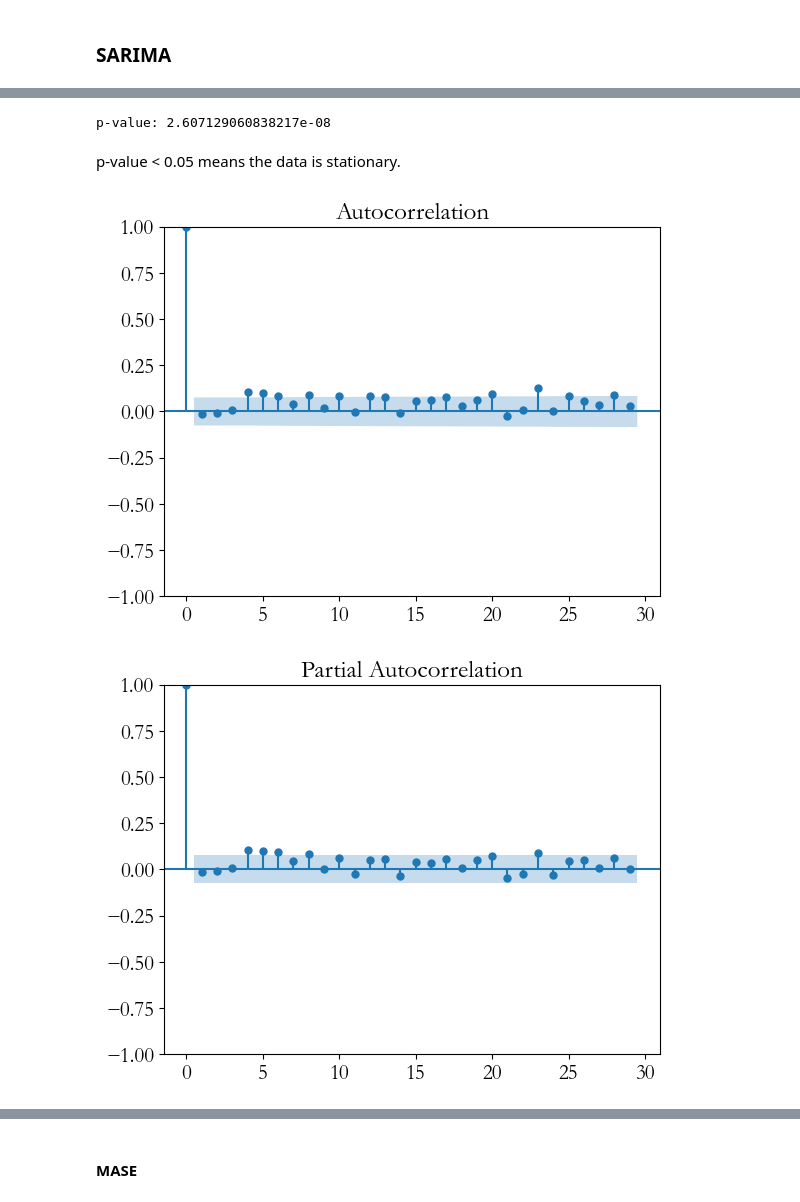
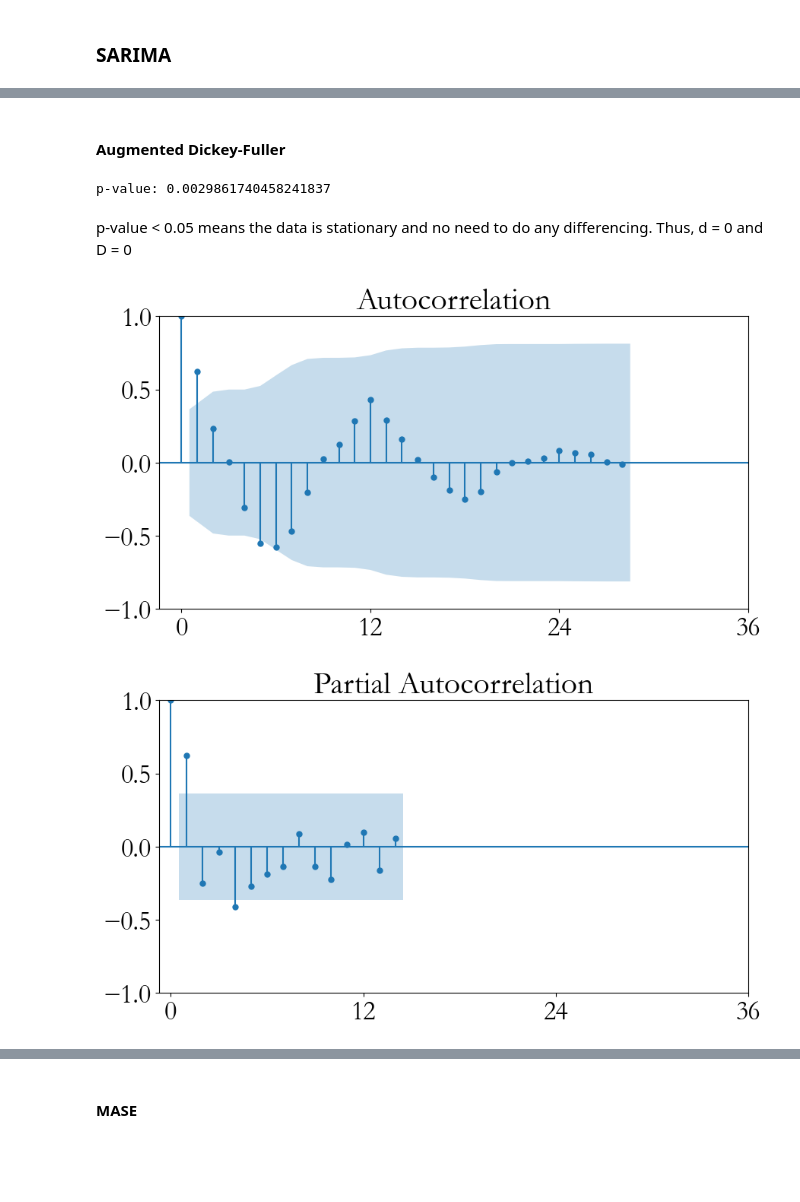
Before and after one commit to dnshwng98/fmcg_intelligent_tools, a Jupyter notebook: src/fmcg_intelligent_tools/Main.ipynb, the cells around one changed output, grey strips where cells are left out. Drawn from its saved outputs; the diff is of its cells as text; code cells hidden in the pictures; blank space fills up the shorter version.

```diff
--- a/src/fmcg_intelligent_tools/Untitled.ipynb
+++ b/src/fmcg_intelligent_tools/Main.ipynb
@@ -815,19 +811,20 @@ sb_naive_data_test["sb_naive_prediction"] = sb_naive_data_train[(sb_naive_data_t
 # %%
-fig, ax = plt.subplots(figsize=(15, 5))
-ax.plot(sb_naive_data_train.loc[sb_naive_data_train["date"] >= "2023-06-01"]["date"], sb_naive_data_train.loc[sb_naive_data_train["date"] >= "2023-06-01"]["units_sold"], linewidth=0.5, label="Train")
-ax.plot(sb_naive_data_test["date"], sb_naive_data_test["units_sold"], linewidth=0.5, label="Test")
-ax.plot(sb_naive_data_test["date"], sb_naive_data_test["sb_naive_prediction"], linewidth=0.5, label="Predicted")
-ax.plot(fmcg_dataset.loc[(fmcg_dataset["date"] >= "2023-06-01") & (fmcg_dataset["region"] == "PL-North") & (fmcg_dataset["sku"] == "YO-009") &  (fmcg_dataset["channel"] == "Retail") & (fmcg_dataset["stock_available"] == 0)]["date"],
-        fmcg_dataset.loc[(fmcg_dataset["date"] >= "2023-06-01") & (fmcg_dataset["region"] == "PL-North") & (fmcg_dataset["sku"] == "YO-009") &  (fmcg_dataset["channel"] == "Retail") & (fmcg_dataset["stock_available"] == 0)]["units_sold"], ".", markersize=4.0, label="Stockout")
+fig, ax = plt.subplots(figsize=(25, 10))
+# ax.plot(sb_naive_data_train.loc[sb_naive_data_train["date"] >= "2023-06-01"]["date"], sb_naive_data_train.loc[sb_naive_data_train["date"] >= "2023-06-01"]["units_sold"], linewidth=0.5, label="Train")
+ax.plot(sb_naive_data_test["date"], sb_naive_data_test["units_sold"], linewidth=0.6, label="Actual")
+ax.plot(sb_naive_data_test["date"], sb_naive_data_test["sb_naive_prediction"], linewidth=0.6, label="Prediction")
+ax.plot(fmcg_dataset.loc[(fmcg_dataset["date"] >= "2024-06-01") & (fmcg_dataset["region"] == "PL-North") & (fmcg_dataset["sku"] == "YO-009") &  (fmcg_dataset["channel"] == "Retail") & (fmcg_dataset["stock_available"] == 0)]["date"],
+        fmcg_dataset.loc[(fmcg_dataset["date"] >= "2024-06-01") & (fmcg_dataset["region"] == "PL-North") & (fmcg_dataset["sku"] == "YO-009") &  (fmcg_dataset["channel"] == "Retail") & (fmcg_dataset["stock_available"] == 0)]["units_sold"], "r.", markersize=9.0, label="Stockout")
 
 ax.xaxis.set_major_locator(mdates.MonthLocator(bymonthday=1))
-ax.set_xlabel("date", fontname="garamond", fontsize=15)
-ax.set_ylabel("units_sold", fontname="garamond", fontsize=15)
-ax.legend()
+ax.set_xlabel("Date")
+ax.set_ylabel("Units Sold")
+ax.legend(loc="upper left")
 ax.grid()
 plt.rcParams['font.family'] = 'garamond'
-plt.rcParams['font.size'] = 15
+plt.rcParams['font.size'] = 25
 plt.tight_layout()
 plt.xticks(rotation=30)
 plt.show()
+fig.savefig("season_block_naive_forecast.png")
 # %% [output]
@@ -867,0 +862,8 @@ sarima_data_test = sarima_data[sarima_data["date"] >= "2024-06-01"].copy()
+# %%
+sarima_data_monthly = sarima_data.groupby(by=["year", "month"], as_index=False)["units_sold"].sum().copy()
+
+month_map = {"August":8, "September":9, "October":10, "November":11, "December":12, "January":1, "February":2, "March":3, "April":4, "May":5, "June":6, "July":7}
+
+sarima_data_monthly["month_number"] = sarima_data_monthly["month"].apply(lambda x: month_map[x])
+sarima_data_monthly.sort_values(by=["year", "month_number"], inplace=True)
+sarima_data_monthly
@@ -868,17 +888,23 @@ sarima_data_test = sarima_data[sarima_data["date"] >= "2024-06-01"].copy()
+# %% [markdown]
+#### Augmented Dickey-Fuller
 # %%
-adfuller_train_result = adfuller(sarima_data_train["units_sold"], autolag="AIC")
+adfuller_train_result = adfuller(sarima_data_monthly["units_sold"], autolag="AIC")
 print(f"p-value: {adfuller_train_result[1]}")
 # %% [output]
-p-value: 2.607129060838217e-08
+p-value: 0.0029861740458241837
 # %% [markdown]
-p-value < 0.05 means the data is stationary.
+p-value < 0.05 means the data is stationary and no need to do any differencing. Thus, d = 0 and D = 0
 # %%
-plot_acf(sarima_data_train["units_sold"])
+fig, ax = plt.subplots(figsize=(10, 5))
+plot_acf(sarima_data_monthly["units_sold"], lags=28, ax=ax)
+ax.set_xticks([0, 12, 24, 36])
 plt.show()
 # %% [output]
-[figure, old version]
+[figure, new version]
 # %%
-plot_pacf(sarima_data_train["units_sold"])
+fig, ax = plt.subplots(figsize=(10, 5))
+plot_pacf(sarima_data_monthly["units_sold"], lags=14, ax=ax)
+ax.set_xticks([0, 12, 24, 36])
 plt.show()
 # %% [output]
-[figure, old version]
+[figure, new version]
```
Also changed, not shown: parts of 30 cells of this notebook.
